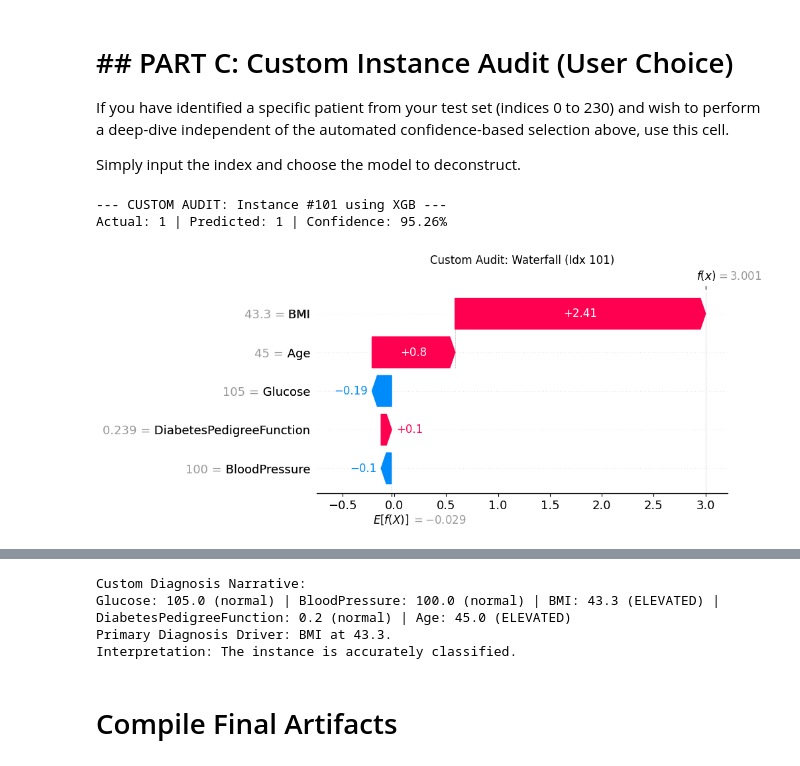
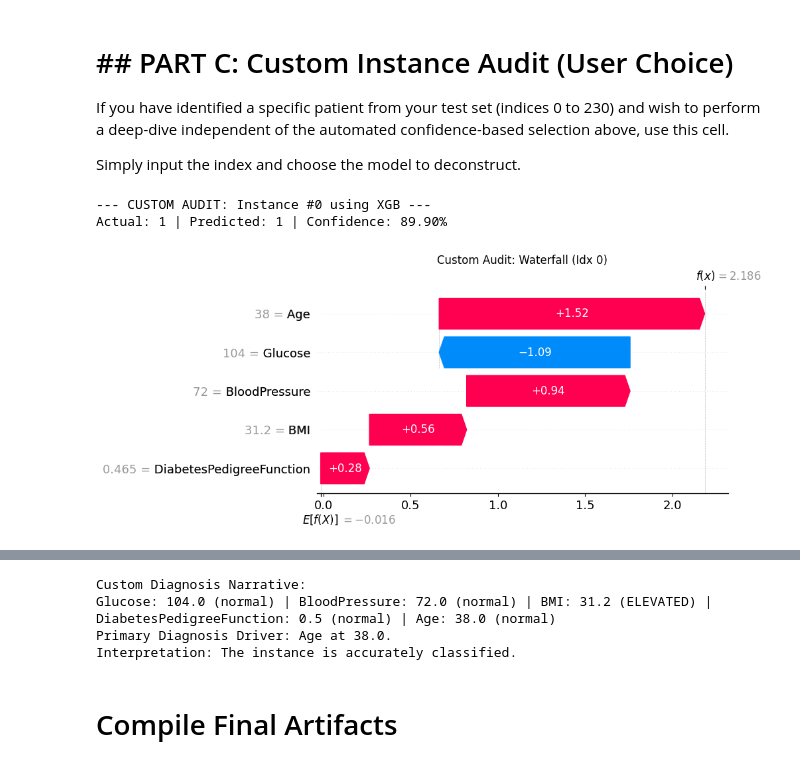
Before and after one commit to AdinathD/xai_phase3, a Jupyter notebook: Phase_3_Local_Explainability.ipynb, the cells around one changed output, grey strips where cells are left out. Cells and saved outputs as stored; diff of their text form; code cells hidden in the pictures.

```diff
--- a/Phase_3_Local_Explainability.ipynb
+++ b/Phase_3_Local_Explainability.ipynb
@@ -22,7 +22,7 @@ from lightgbm import LGBMClassifier
 from sklearn.model_selection import train_test_split, StratifiedKFold
 from sklearn.feature_selection import RFE
 from sklearn.metrics import classification_report, confusion_matrix
-from imblearn.over_sampling import RandomOverSampler
+from imblearn.over_sampling import SMOTE
 from collections import Counter
 import warnings
 import zipfile
@@ -60,6 +60,6 @@ for col in [c for c in df.columns if c != 'Outcome']:
 X = df_clean[[c for c in df.columns if c != 'Outcome']]
 y = df_clean['Outcome']
 
-ros = RandomOverSampler(random_state=RANDOM_SEED)
-X_res, y_res = ros.fit_resample(X, y)
+smote = SMOTE(random_state=RANDOM_SEED)
+X_res, y_res = smote.fit_resample(X, y)
 # %% [output]
@@ -642,7 +644,7 @@ Simply input the index and choose the model to deconstruct.
 # %%
 # PART C. Custom deep-dive
 # --- CONFIGURABLE INPUTS ---
-chosen_idx = 101       # Choose ANY index from 0 to 230
+chosen_idx = 0       # Choose ANY index from 0 to 230
 use_model = 'XGB'   # Choose 'XGB' (5 features) or 'LGB' (4 features)
 # ---------------------------
 
@@ -690,33 +692,33 @@ plt.show()
 
 # 2. Decision
 try:
     base_val = float(np.atleast_1d(sv.base_values)[0])
     plt.figure()
     shap.decision_plot(base_val, sv.values, row_data.iloc[0], feature_names=features, show=False)
     plt.title(f"Custom Audit: Decision Plot")
     plt.show()
 except Exception as e:
     print("Decision bypass:", e)
 
 # 3. LIME Bar
 lime_exp = lime_explainer.explain_instance(test_df.iloc[chosen_idx].values, model.predict_proba, num_features=len(features))
 lime_exp.as_pyplot_figure(label=1)
 plt.title(f"Custom Audit: LIME (Diabetic Impact)")
 plt.xlabel("Feature weight → Diabetes")
 plt.show()
 
 # 4. Narratives (toned clinical wording)
 top_f = features[np.argsort(np.abs(sv.values))[::-1][0]]
 print(f"Custom Diagnosis Narrative:")
 st_list = [f"{f}: {vals[f]:.1f} ({'ELEVATED' if vals[f] >= thresholds.get(f, 999) else 'normal'})" for f in features]
 print(" | ".join(st_list))
 
 print(f"Primary Diagnosis Driver: {top_f} at {vals[top_f]:.1f}.")
 if actual == pred:
     print(f"Interpretation: The instance is accurately classified.")
 else:
     print(f"Interpretation: The instance is misclassified (Prediction Error). Check if {top_f} misled the model threshold.")
 # %% [output]
---- CUSTOM AUDIT: Instance #101 using XGB ---
-Actual: 1 | Predicted: 1 | Confidence: 95.26%
+--- CUSTOM AUDIT: Instance #0 using XGB ---
+Actual: 1 | Predicted: 1 | Confidence: 89.90%
-[figure, old version]
+[figure, new version]
@@ -725,6 +727,6 @@ Actual: 1 | Predicted: 1 | Confidence: 95.26%
 Custom Diagnosis Narrative:
-Glucose: 105.0 (normal) | BloodPressure: 100.0 (normal) | BMI: 43.3 (ELEVATED) | DiabetesPedigreeFunction: 0.2 (normal) | Age: 45.0 (ELEVATED)
-Primary Diagnosis Driver: BMI at 43.3.
+Glucose: 104.0 (normal) | BloodPressure: 72.0 (normal) | BMI: 31.2 (ELEVATED) | DiabetesPedigreeFunction: 0.5 (normal) | Age: 38.0 (normal)
+Primary Diagnosis Driver: Age at 38.0.
 Interpretation: The instance is accurately classified.
 # %% [markdown]
 # Compile Final Artifacts
```
Also changed, not shown: parts of 13 cells of this notebook, 2 other files.
